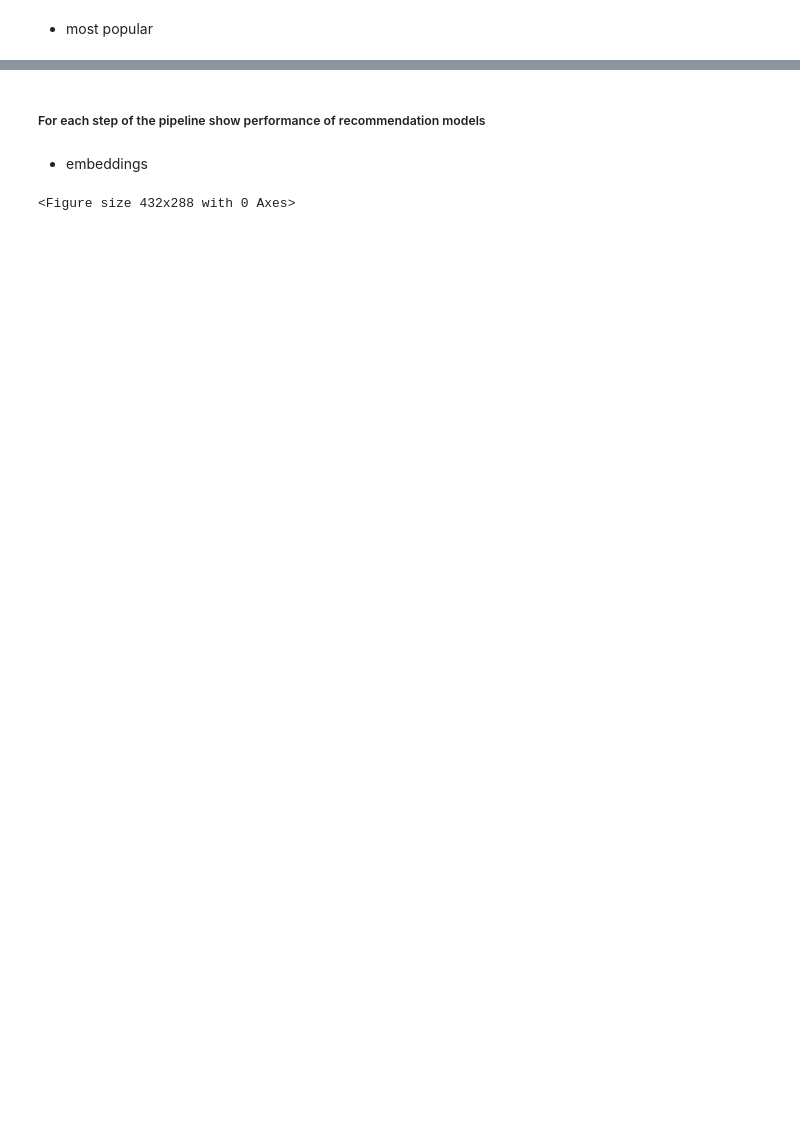
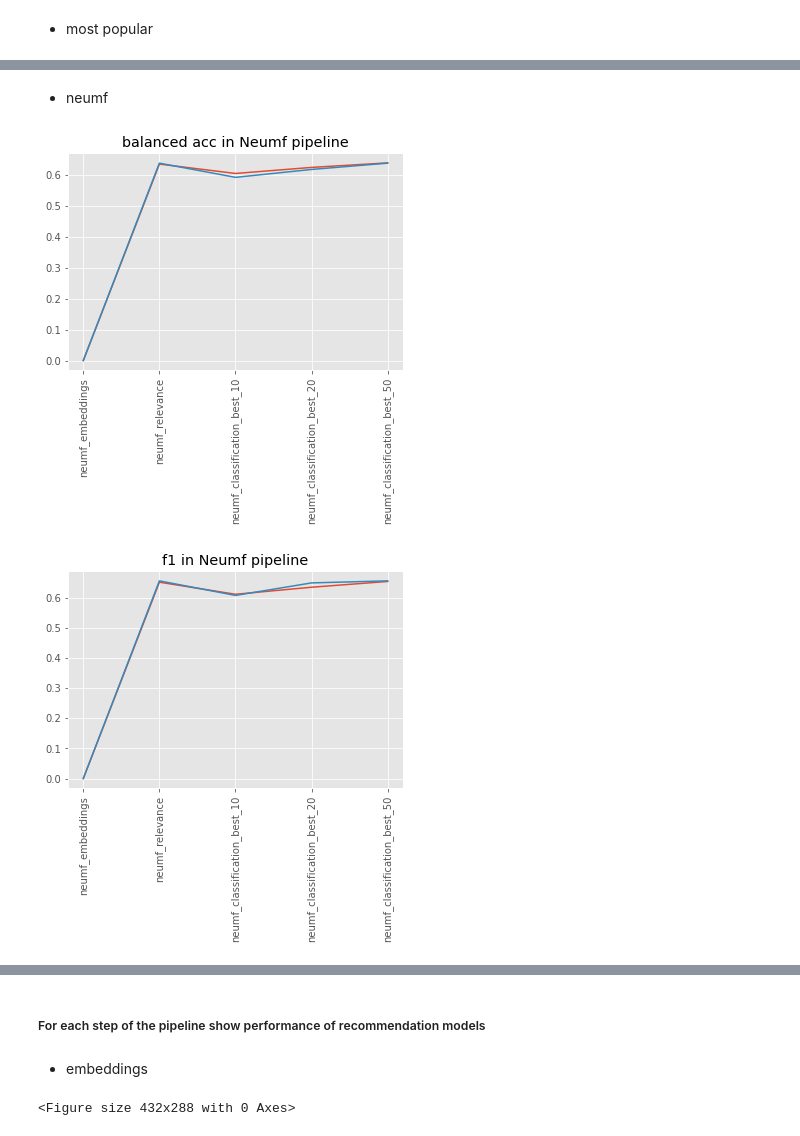
Before and after one commit to marinimau/privacy_and_fairness_in_recsys, a Jupyter notebook: results/plot_gender.ipynb, the cells around one changed output, grey strips where cells are left out. Drawn from its saved outputs; the diff is of its cells as text; code cells hidden in the pictures; blank space fills up the shorter version.

Commit message:
plot results

```diff
--- a/results/plot_gender.ipynb
+++ b/results/plot_gender.ipynb
@@ -8,10 +8,10 @@ EXPERIMENT_FOR_MODEL = 5
 
 
 gender_inference_random_forest = pd.read_csv('./sample/gender_inference_random_forest.csv', header=None)
-gender_inference_random_forest.rename(columns={0: 'dataset', 1: 'balanced acc', 2: 'f1', 3: 'precision', 4: 'recall', 5: 'roc auc'}, inplace=True)
+gender_inference_random_forest.rename(columns={0: 'dataset', 1: 'balanced acc', 2: 'f1', 3: 'precision', 4: 'recall', 5: 'accuracy'}, inplace=True)
 
 gender_inference_logistic_regression = pd.read_csv('./sample/gender_inference_logistic_regression.csv', header=None)
-gender_inference_logistic_regression.rename(columns={0: 'dataset', 1: 'balanced acc', 2: 'f1', 3: 'precision', 4: 'recall', 5: 'roc auc'}, inplace=True)
+gender_inference_logistic_regression.rename(columns={0: 'dataset', 1: 'balanced acc', 2: 'f1', 3: 'precision', 4: 'recall', 5: 'accuracy'}, inplace=True)
 # %% [markdown]
 ### Gender inference
 # %% [markdown]
@@ -64,5 +64,5 @@ userKNN_model_performance_random_forest
 # %%
-metrics = ['balanced acc', 'f1', 'precision', 'recall', 'roc auc']
+metrics = ['balanced acc', 'f1', 'precision', 'recall', 'accuracy']
 
 def perform_plot(random_forest, logistic_regression, metric, model_name, kind='line'):
     plt.figure()
@@ -138,0 +139,13 @@ for m in metrics:
+# %% [markdown]
+* neumf
+# %%
+current_experiment = 4
+first_item = 1 + EXPERIMENT_FOR_MODEL * current_experiment
+neumf_model_performance_random_forest = gender_inference_random_forest.iloc[first_item:first_item+EXPERIMENT_FOR_MODEL,:].reset_index()
+neumf_model_performance_logistic_regression = gender_inference_logistic_regression.iloc[first_item:first_item+EXPERIMENT_FOR_MODEL,:].reset_index()
+
+for m in metrics:
+    perform_plot(neumf_model_performance_random_forest, neumf_model_performance_logistic_regression, m, 'Neumf')
+# %% [output]
+[figure, added]
+[figure, added]
```
Also changed, not shown: parts of 21 cells of this notebook, 8 other files.
